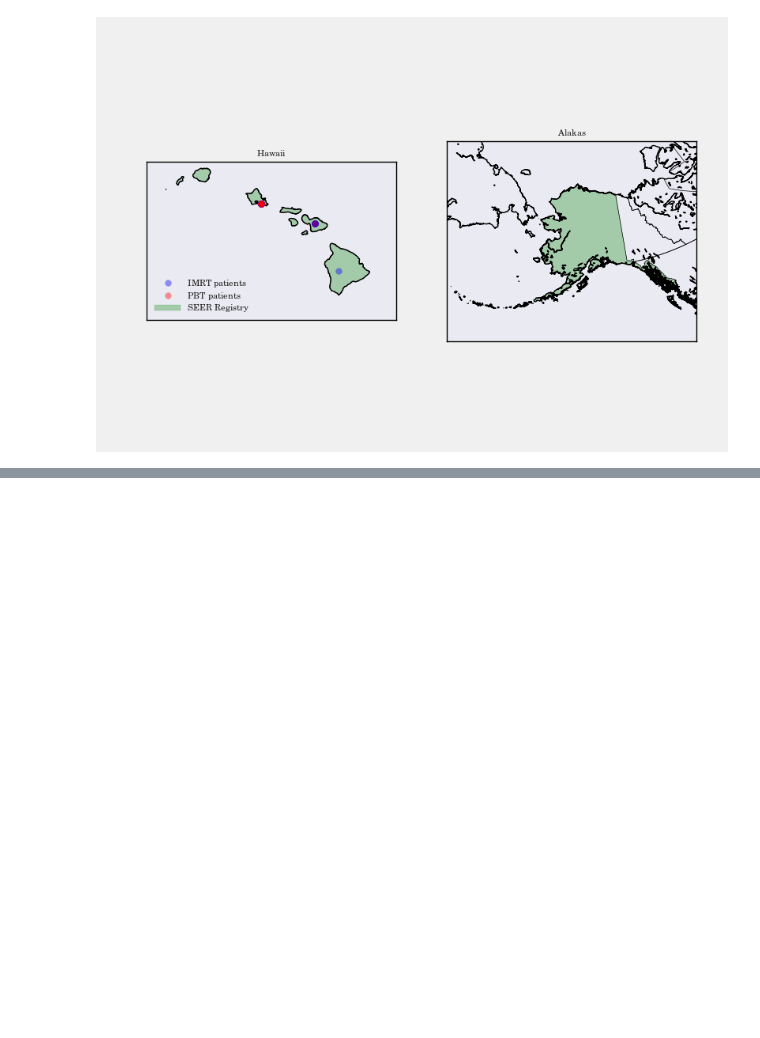
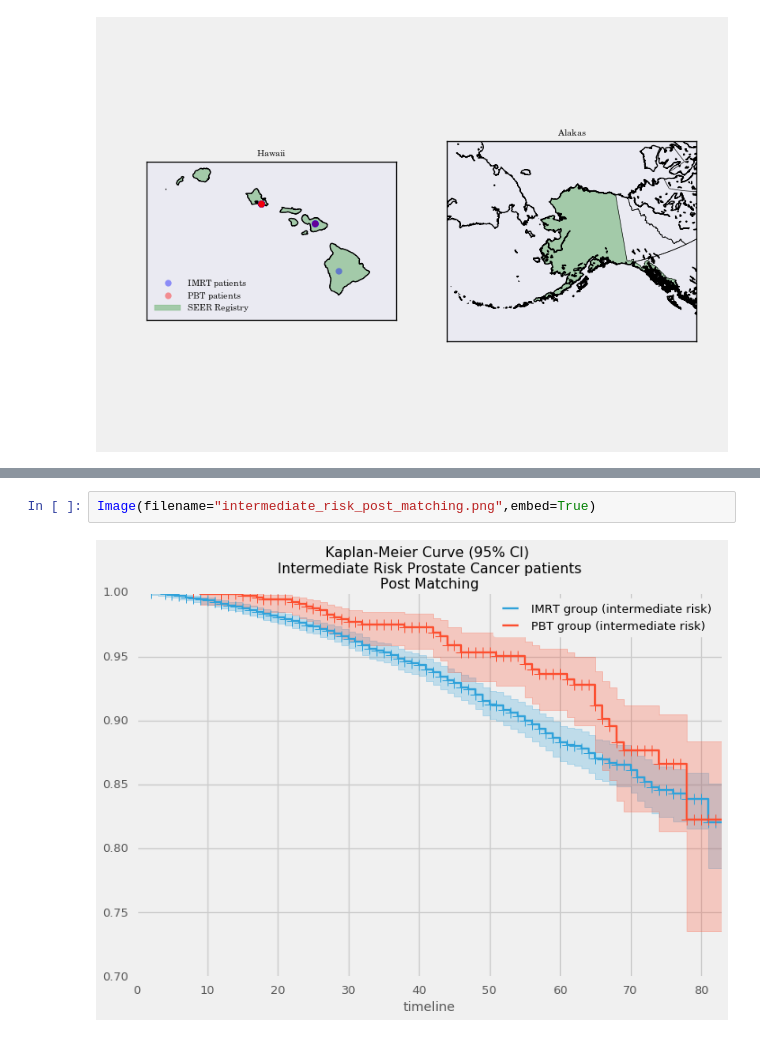
Before and after one commit to doolingdavid/IBATHREE, a Jupyter notebook: talk.ipynb, the cells around one changed output, grey strips where cells are left out. Cells and saved outputs as stored; diff of their text form; blank space fills up the shorter version.

```diff
--- a/talk.ipynb
+++ b/talk.ipynb
@@ -828,0 +839,4 @@ Image(filename="alaska_hawaii.png",embed=True)
+# %%
+Image(filename="intermediate_risk_post_matching.png",embed=True)
+# %% [output]
+[figure, added]
```
Also changed, not shown: parts of 2 cells of this notebook.
